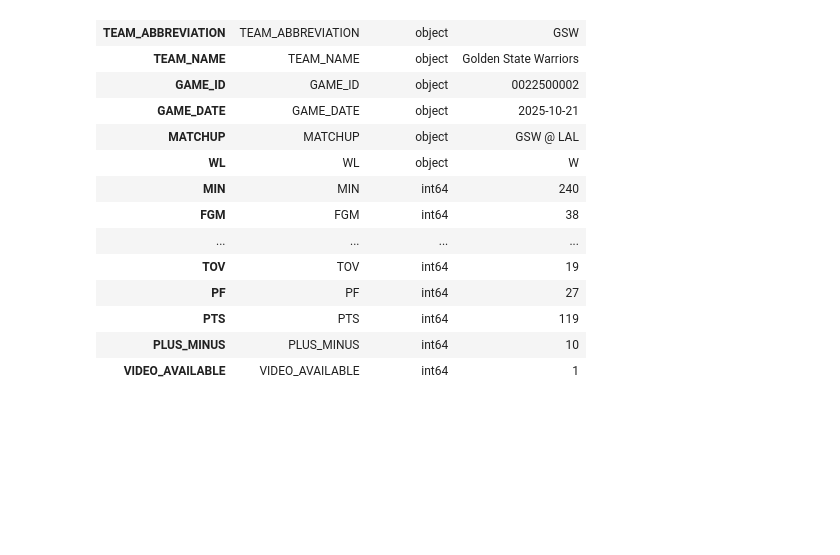
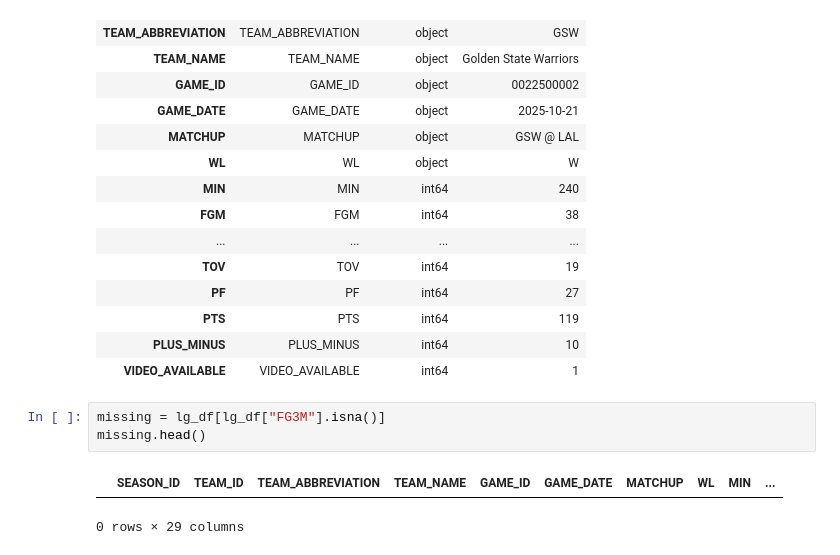
Before and after one commit to sibhisakthivel/nba-database, a Jupyter notebook: explore.ipynb, the cells around one changed output. Drawn from its saved outputs; the diff is of its cells as text; blank space fills up the shorter version.

```diff
--- a/explore.ipynb
+++ b/explore.ipynb
@@ -219,3 +219,9 @@ inspection
 | PTS | PTS | int64 | 119 |
 | PLUS_MINUS | PLUS_MINUS | int64 | 10 |
 | VIDEO_AVAILABLE | VIDEO_AVAILABLE | int64 | 1 |
+# %%
+missing = lg_df[lg_df["FG3M"].isna()]
+missing.head()
+# %% [output]
+|  | SEASON_ID | TEAM_ID | TEAM_ABBREVIATION | TEAM_NAME | GAME_ID | GAME_DATE | MATCHUP | WL | MIN | ... |
+0 rows × 29 columns
```
Also changed, not shown: 5 other files.
